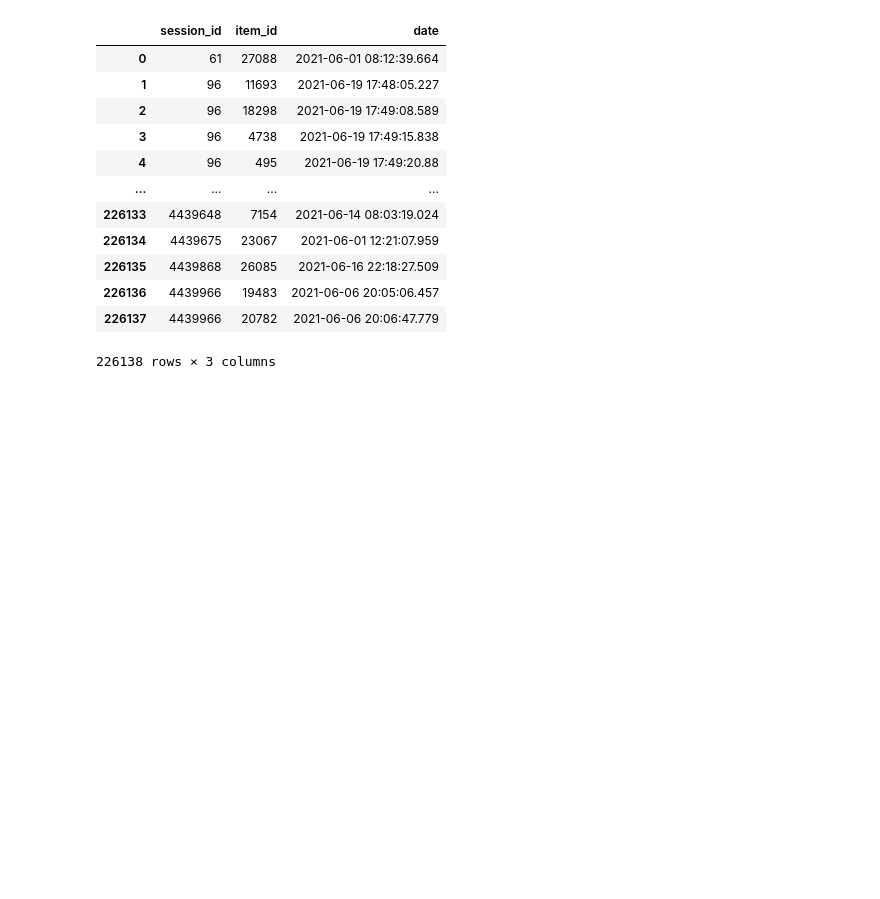
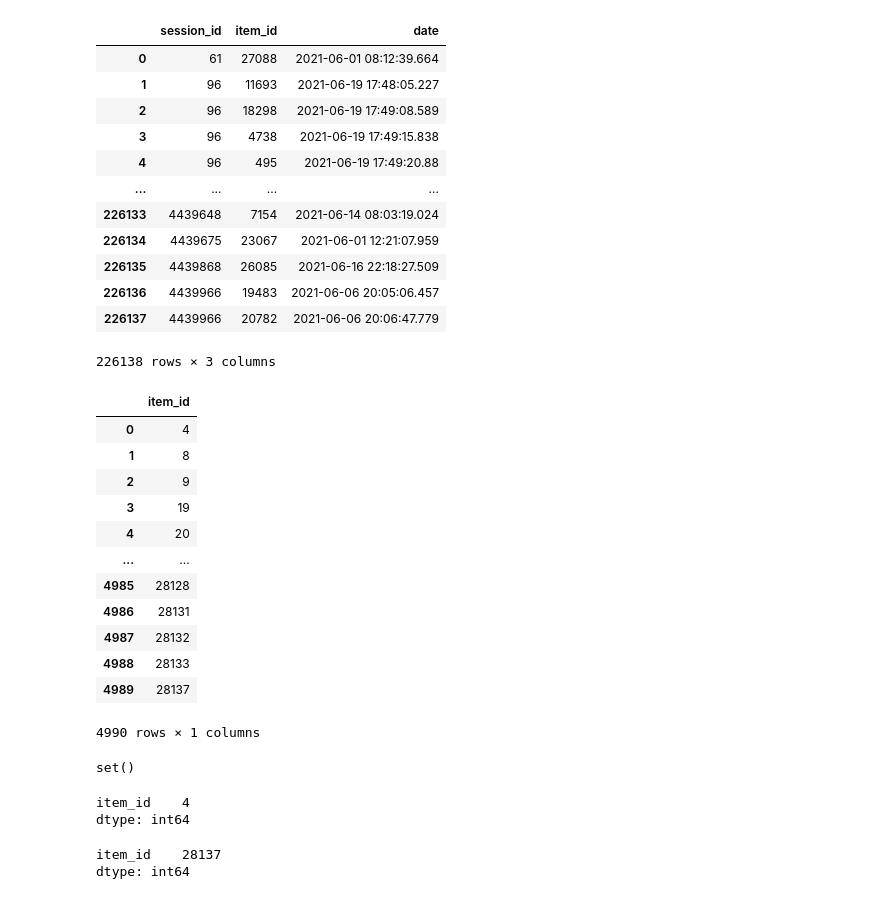
Before and after one commit to damicoedoardo/RecSysChallenge2022, a Jupyter notebook: src/notebooks/11_04_data_exploration.ipynb, the cells around one changed output. Cells and saved outputs as stored; diff of their text form; code cells hidden in the pictures; blank space fills up the shorter version.

```diff
--- a/src/notebooks/11_04_data_exploration.ipynb
+++ b/src/notebooks/11_04_data_exploration.ipynb
@@ -58,0 +81,32 @@ dr.get_item_features()
+# %%
+candidate_items = dr.get_candidate_items()
+# %%
+candidate_items
+# %% [output]
+|  | item_id |
+| 0 | 4 |
+| 1 | 8 |
+| 2 | 9 |
+| 3 | 19 |
+| 4 | 20 |
+| ... | ... |
+| 4985 | 28128 |
+| 4986 | 28131 |
+| 4987 | 28132 |
+| 4988 | 28133 |
+| 4989 | 28137 |
+4990 rows × 1 columns
+# %%
+set(items).intersection(set(candidate_items))
+# %% [output]
+set()
+# %%
+candidate_items.min()
+# %% [output]
+item_id    4
+dtype: int64
+# %%
+candidate_items.max()
+# %% [output]
+item_id    28137
+dtype: int64
```
Also changed, not shown: parts of 17 cells of this notebook, 1 other file.
